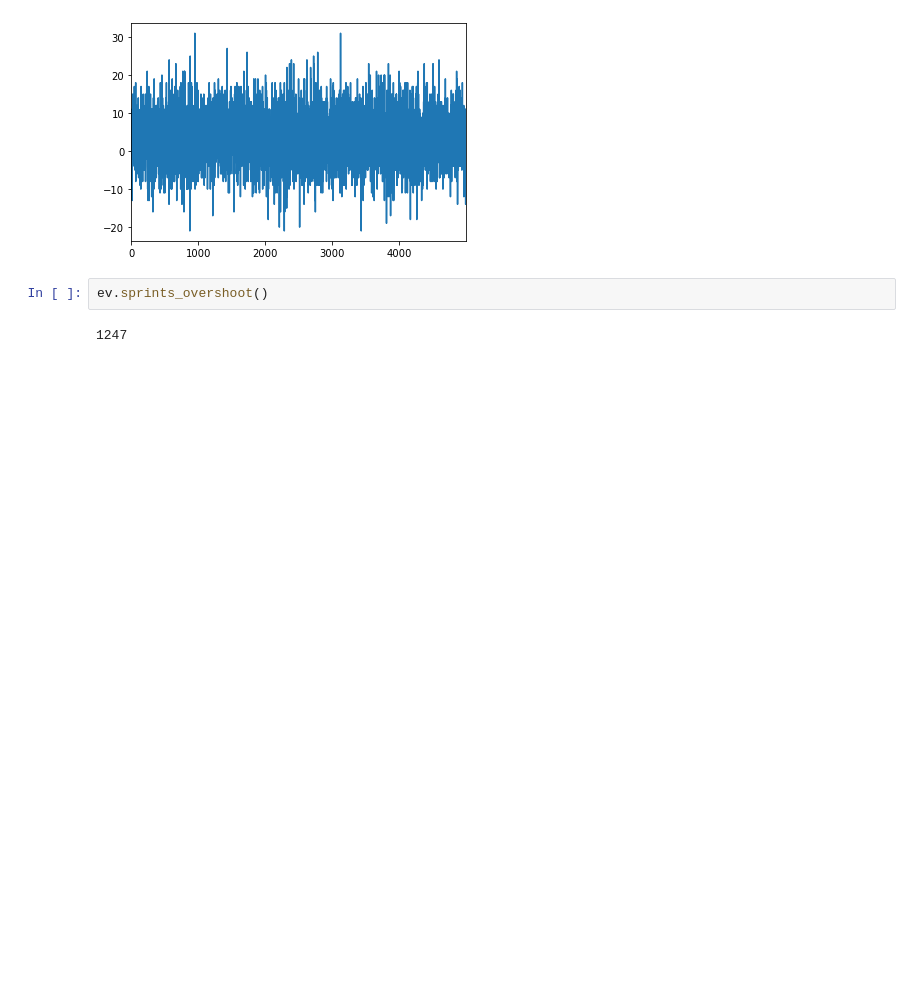
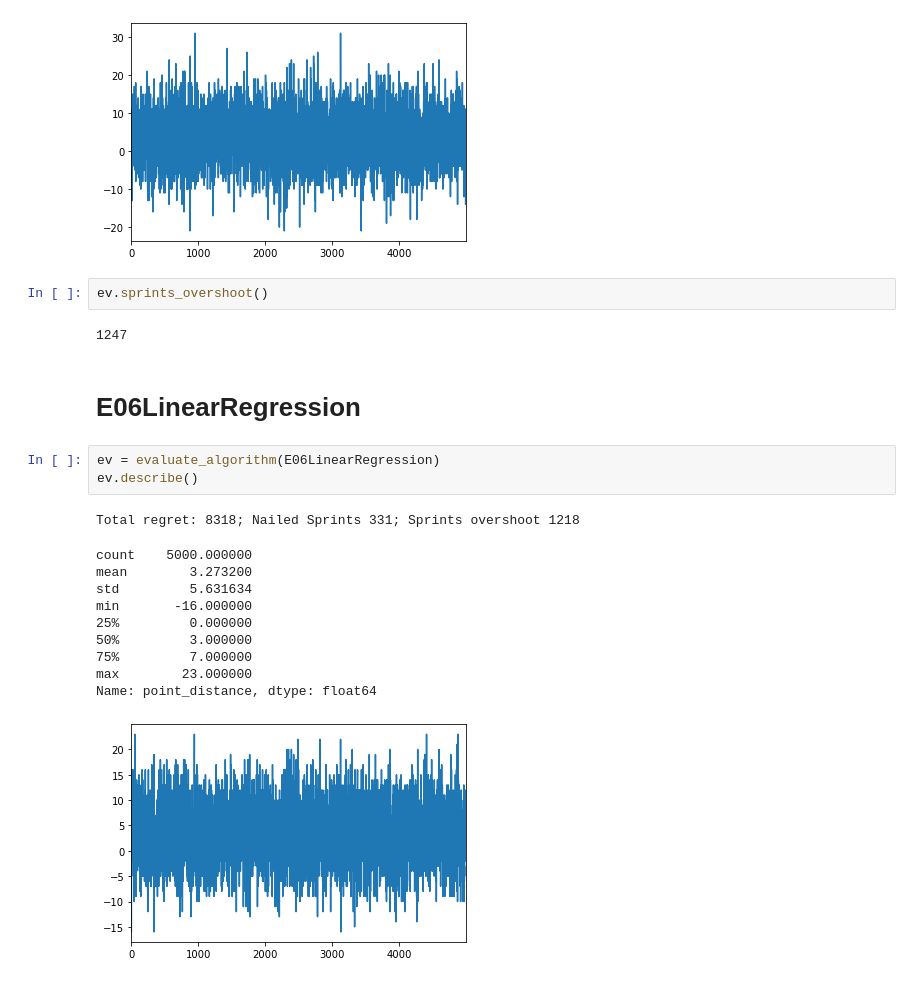
Before and after one commit to nablabits/agile-optimization, a Jupyter notebook: algorithm_outcomes.ipynb, the cells around one changed output. Saved outputs shown, nothing was run; the diff lists cells and outputs as text; blank space fills up the shorter version.

Commit message:
Add linear regression algorithm

```diff
--- a/algorithm_outcomes.ipynb
+++ b/algorithm_outcomes.ipynb
@@ -202,3 +203,20 @@ Name: point_distance, dtype: float64
 ev.sprints_overshoot()
 # %% [output]
 1247
+# %% [markdown]
+# E06LinearRegression
+# %%
+ev = evaluate_algorithm(E06LinearRegression)
+ev.describe()
+# %% [output]
+Total regret: 8318; Nailed Sprints 331; Sprints overshoot 1218
+count    5000.000000
+mean        3.273200
+std         5.631634
+min       -16.000000
+25%         0.000000
+50%         3.000000
+75%         7.000000
+max        23.000000
+Name: point_distance, dtype: float64
+[figure, added]
```
Also changed, not shown: parts of 2 cells of this notebook, 6 other files.
